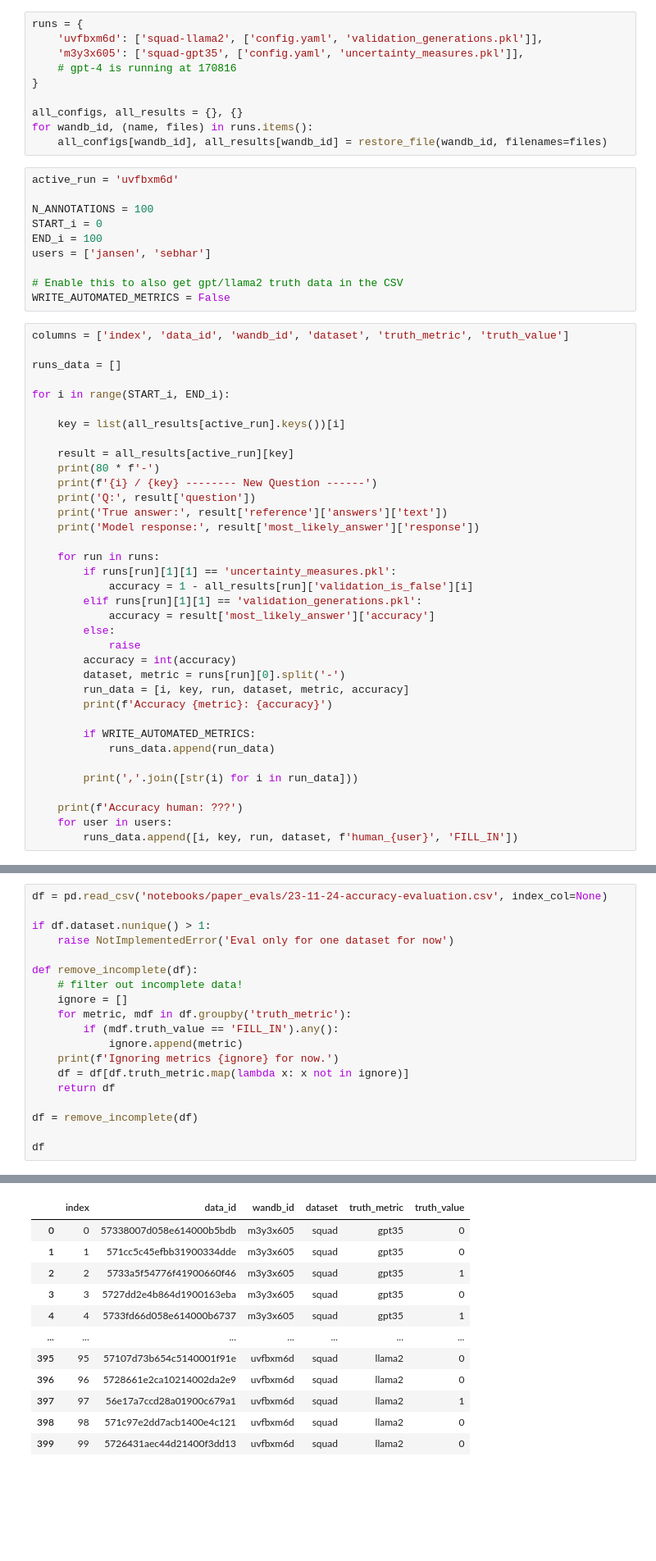
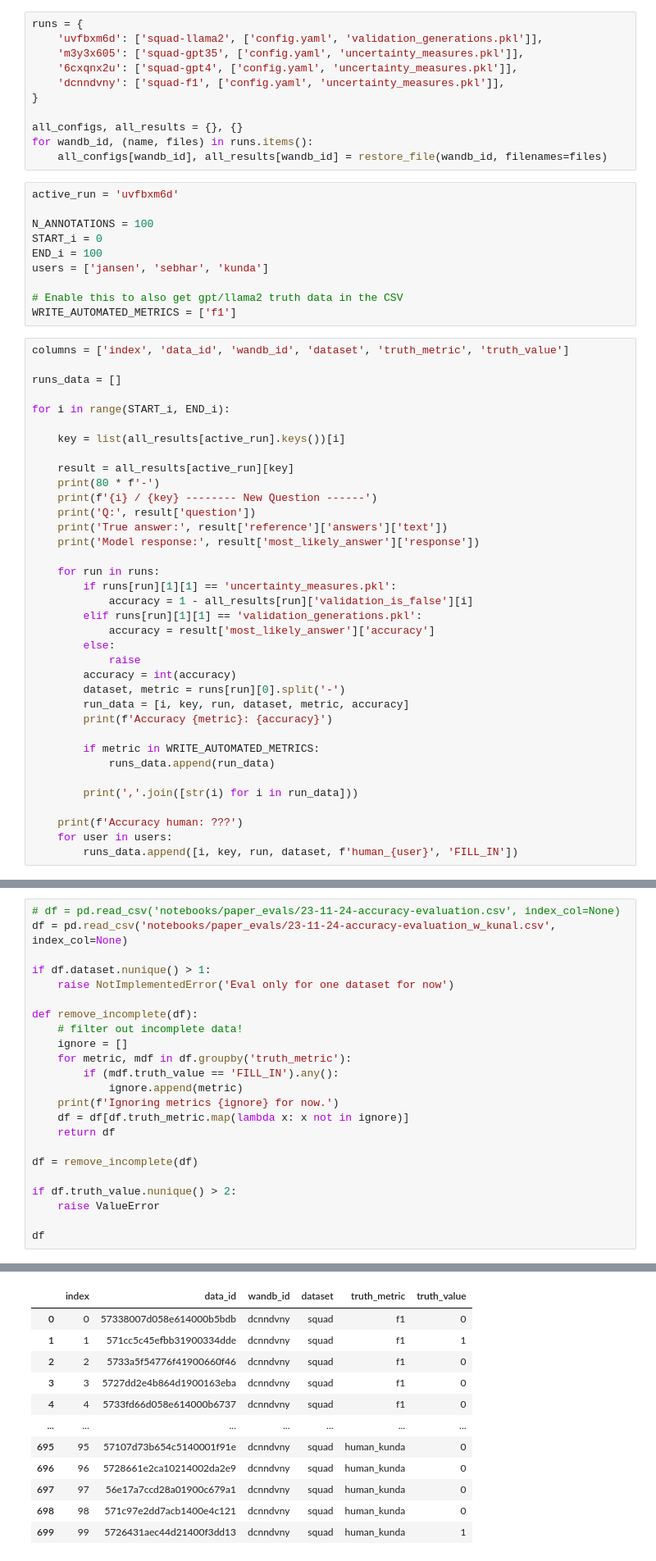
Before and after one commit to JThh/long_hallucinations, a Jupyter notebook: notebooks/paper_evals/23-11-24-accuracy-evaluation.ipynb, the cells around one changed output, grey strips where cells are left out. Shown: that part at 82% size. Cells and saved outputs as stored; diff of their text form; blank space fills up the shorter version.

Commit message:
update paper figures

```diff
--- a/notebooks/paper_evals/23-11-24-accuracy-evaluation.ipynb
+++ b/notebooks/paper_evals/23-11-24-accuracy-evaluation.ipynb
@@ -11,7 +14,8 @@ from sklearn.metrics import cohen_kappa_score
 runs = {
     'uvfbxm6d': ['squad-llama2', ['config.yaml', 'validation_generations.pkl']],
     'm3y3x605': ['squad-gpt35', ['config.yaml', 'uncertainty_measures.pkl']],
-    # gpt-4 is running at 170816
+    '6cxqnx2u': ['squad-gpt4', ['config.yaml', 'uncertainty_measures.pkl']],
+    'dcnndvny': ['squad-f1', ['config.yaml', 'uncertainty_measures.pkl']],
 }
 
 all_configs, all_results = {}, {}
@@ -23,10 +27,10 @@ active_run = 'uvfbxm6d'
 N_ANNOTATIONS = 100
 START_i = 0
 END_i = 100
-users = ['jansen', 'sebhar']
+users = ['jansen', 'sebhar', 'kunda']
 
 # Enable this to also get gpt/llama2 truth data in the CSV
-WRITE_AUTOMATED_METRICS = False
+WRITE_AUTOMATED_METRICS = ['f1']
 # %%
 columns = ['index', 'data_id', 'wandb_id', 'dataset', 'truth_metric', 'truth_value']
 
@@ -55,7 +59,7 @@ for i in range(START_i, END_i):
         run_data = [i, key, run, dataset, metric, accuracy]
         print(f'Accuracy {metric}: {accuracy}')
 
-        if WRITE_AUTOMATED_METRICS:
+        if metric in WRITE_AUTOMATED_METRICS:
             runs_data.append(run_data)
 
         print(','.join([str(i) for i in run_data]))
@@ -108,5 +118,6 @@ index,data_id,wandb_id,dataset,truth_metric,truth_value
 # %%
-df = pd.read_csv('notebooks/paper_evals/23-11-24-accuracy-evaluation.csv', index_col=None)
+# df = pd.read_csv('notebooks/paper_evals/23-11-24-accuracy-evaluation.csv', index_col=None)
+df = pd.read_csv('notebooks/paper_evals/23-11-24-accuracy-evaluation_w_kunal.csv', index_col=None)
 
 if df.dataset.nunique() > 1:
     raise NotImplementedError('Eval only for one dataset for now')
@@ -123,5 +134,8 @@ def remove_incomplete(df):
 
 df = remove_incomplete(df)
 
+if df.truth_value.nunique() > 2:
+    raise ValueError
+
 df
 # %% [output]
@@ -129,12 +143,12 @@ Ignoring metrics ['human_jansen', 'human_sebhar'] for now.
 |  | index | data_id | wandb_id | dataset | truth_metric | truth_value |
-| 0 | 0 | 57338007d058e614000b5bdb | m3y3x605 | squad | gpt35 | 0 |
-| 1 | 1 | 571cc5c45efbb31900334dde | m3y3x605 | squad | gpt35 | 0 |
-| 2 | 2 | 5733a5f54776f41900660f46 | m3y3x605 | squad | gpt35 | 1 |
-| 3 | 3 | 5727dd2e4b864d1900163eba | m3y3x605 | squad | gpt35 | 0 |
-| 4 | 4 | 5733fd66d058e614000b6737 | m3y3x605 | squad | gpt35 | 1 |
+| 0 | 0 | 57338007d058e614000b5bdb | dcnndvny | squad | f1 | 0 |
+| 1 | 1 | 571cc5c45efbb31900334dde | dcnndvny | squad | f1 | 1 |
+| 2 | 2 | 5733a5f54776f41900660f46 | dcnndvny | squad | f1 | 0 |
+| 3 | 3 | 5727dd2e4b864d1900163eba | dcnndvny | squad | f1 | 0 |
+| 4 | 4 | 5733fd66d058e614000b6737 | dcnndvny | squad | f1 | 0 |
 | ... | ... | ... | ... | ... | ... | ... |
-| 395 | 95 | 57107d73b654c5140001f91e | uvfbxm6d | squad | llama2 | 0 |
-| 396 | 96 | 5728661e2ca10214002da2e9 | uvfbxm6d | squad | llama2 | 0 |
-| 397 | 97 | 56e17a7ccd28a01900c679a1 | uvfbxm6d | squad | llama2 | 1 |
-| 398 | 98 | 571c97e2dd7acb1400e4c121 | uvfbxm6d | squad | llama2 | 0 |
-| 399 | 99 | 5726431aec44d21400f3dd13 | uvfbxm6d | squad | llama2 | 0 |
+| 695 | 95 | 57107d73b654c5140001f91e | dcnndvny | squad | human_kunda | 0 |
+| 696 | 96 | 5728661e2ca10214002da2e9 | dcnndvny | squad | human_kunda | 0 |
+| 697 | 97 | 56e17a7ccd28a01900c679a1 | dcnndvny | squad | human_kunda | 0 |
+| 698 | 98 | 571c97e2dd7acb1400e4c121 | dcnndvny | squad | human_kunda | 0 |
+| 699 | 99 | 5726431aec44d21400f3dd13 | dcnndvny | squad | human_kunda | 1 |
```
Also changed, not shown: parts of 9 cells of this notebook, 5 other files.
